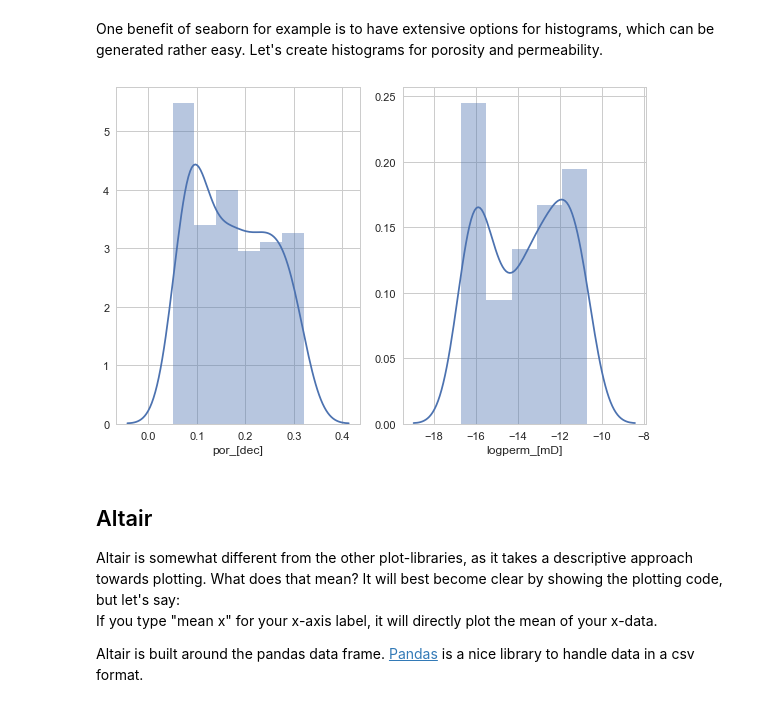
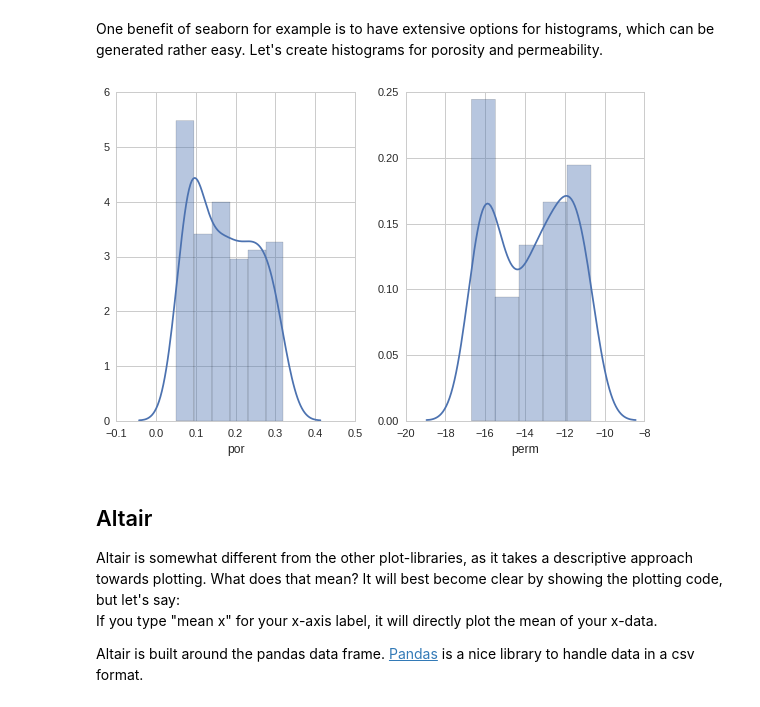
Before and after one commit to Japhiolite/geothermics, a Jupyter notebook: 00_Plotting_in_python.ipynb, the cells around one changed output. Saved outputs shown, nothing was run; the diff lists cells and outputs as text; code cells hidden in the pictures.

```diff
--- a/00_Plotting_in_python.ipynb
+++ b/00_Plotting_in_python.ipynb
@@ -139,11 +139,11 @@ plt.ylabel('y [m]')
 One benefit of seaborn for example is to have extensive options for histograms, which can be generated rather easy. Let's create histograms for porosity and permeability.
 # %%
 fig, axs = plt.subplots(1,2)
-sns.distplot(ds['por_[dec]'], ax = axs[0])
-sns.distplot(np.log10(ds['logperm_[mD]']), ax = axs[1])
+sns.distplot(ds['por'], ax = axs[0])
+sns.distplot(np.log10(ds['perm']), ax = axs[1])
 plt.tight_layout()
 # %% [output]
-[figure, old version]
+[figure, new version]
 # %% [markdown]
 ## Altair
 Altair is somewhat different from the other plot-libraries, as it takes a descriptive approach towards plotting. What does that mean? It will best become clear by showing the plotting code, but let's say:
```
Also changed, not shown: parts of 6 cells of this notebook, 1 other file.
